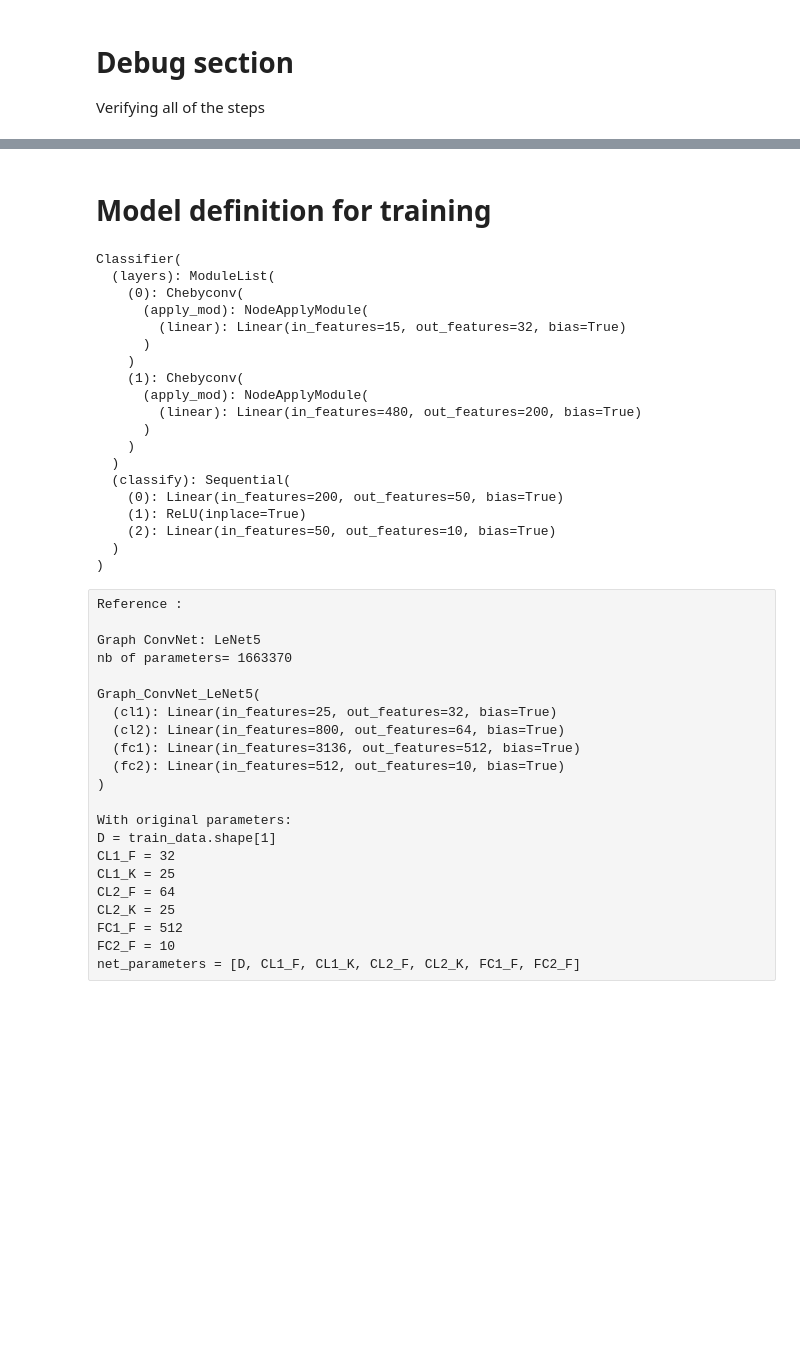
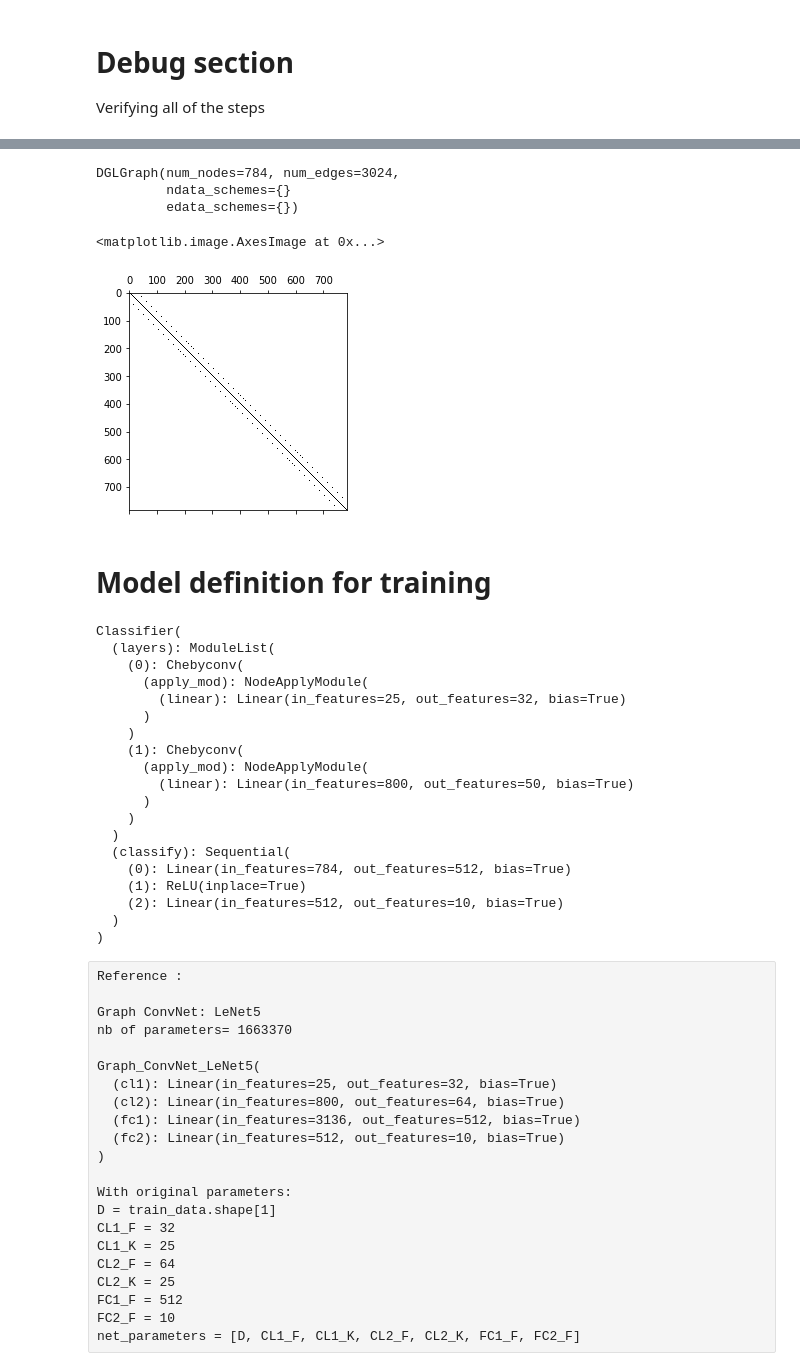
Before and after one commit to Axeln78/SpectralDGL, a Jupyter notebook: Chebnet on MNIST/ChebGCNs.ipynb, the cells around one changed output, grey strips where cells are left out. Cells and saved outputs as stored; diff of their text form; code cells hidden in the pictures; blank space fills up the shorter version.

```diff
--- a/Chebnet on MNIST/ChebGCNs.ipynb
+++ b/Chebnet on MNIST/ChebGCNs.ipynb
@@ -58,5 +45,13 @@ cuda available
 # MNIST
 # %%
 # Downloads the dataset if not found locally
-from utils import check_mnist_dataset_exists
+from Dataset import check_mnist_dataset_exists, datasampler
+
 _ = check_mnist_dataset_exists()
+
+nb_selected_train_data = 640
+nb_selected_test_data = 128
+
+train_data, train_labels, test_data, test_labels = datasampler(
+    nb_selected_train_data, nb_selected_test_data
+)
@@ -125,0 +78,25 @@ L
+# %%
+# g, l = collate((trainset[0], trainset[1]))
+g, l = trainset[0]
+
+# model_parameters
+in_features = 1
+first_conv_out = 32
+second_conv_out = 50
+hidden_layer_classifier = 512
+k = 5
+n_classes = trainset.num_classes
+
+net = Classifier(
+    in_features, first_conv_out, second_conv_out, hidden_layer_classifier, n_classes, k
+).to(device)
+print("-------------------- Network model --------------------\n", net)
+
+t = time.time()
+# Calculate L
+g.to(device)
+L = normalized_laplacian(g)
+print("L", L, "size:", len(L), "time", time.time() - t)
+
+
+print("\n --------------------  Output for graph g:  --------------------\n", net(g, L))
@@ -126,28 +121,52 @@ L
+# %%
+g
+# %% [output]
+DGLGraph(num_nodes=784, num_edges=3024,
+         ndata_schemes={}
+         edata_schemes={})
+# %%
+plt.spy(L.to_dense())
+# %% [output]
+<matplotlib.image.AxesImage at 0x...>
+[figure, added]
 # %% [markdown]
 # Model definition for training
 # %%
-net = Classifier(1, 200, trainset.num_classes,k=15)
+# del net
+# model_parameters
+in_features = 1
+first_conv_out = 32
+second_conv_out = 50
+hidden_layer_classifier = 512
+k = 25
+n_classes = trainset.num_classes
+
+net = Classifier(
+    in_features, first_conv_out, second_conv_out, hidden_layer_classifier, n_classes, k
+)
 print(net)
 if torch.cuda.is_available():
     net.to(device)
+
+# net.parameters()
 # %% [output]
 Classifier(
   (layers): ModuleList(
     (0): Chebyconv(
       (apply_mod): NodeApplyModule(
-        (linear): Linear(in_features=15, out_features=32, bias=True)
+        (linear): Linear(in_features=25, out_features=32, bias=True)
       )
     )
     (1): Chebyconv(
       (apply_mod): NodeApplyModule(
-        (linear): Linear(in_features=480, out_features=200, bias=True)
+        (linear): Linear(in_features=800, out_features=50, bias=True)
       )
     )
   )
   (classify): Sequential(
-    (0): Linear(in_features=200, out_features=50, bias=True)
+    (0): Linear(in_features=784, out_features=512, bias=True)
     (1): ReLU(inplace=True)
-    (2): Linear(in_features=50, out_features=10, bias=True)
+    (2): Linear(in_features=512, out_features=10, bias=True)
   )
 )
 # %% [raw]
```
Also changed, not shown: parts of 17 cells of this notebook, 1 other file.
